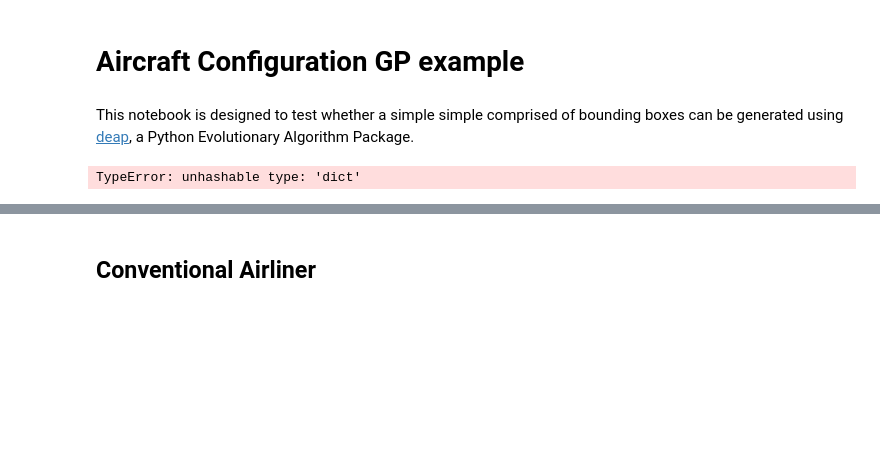
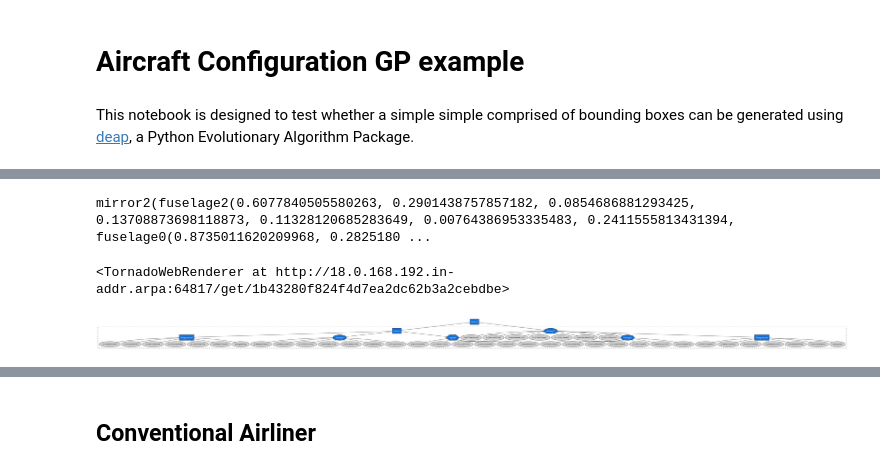
Before and after one commit to p-chambers/occ_airconics, a Jupyter notebook: examples/notebooks/evolve_aircraft_configuration.ipynb, the cells around one changed output, grey strips where cells are left out. Drawn from its saved outputs; the diff is of its cells as text; code cells hidden in the pictures; blank space fills up the shorter version.

Commit message:
Adding a primitive tree that is populated dduring manual construction, to allow topology tree visualisation using pydot_graph method.

```diff
--- a/examples/notebooks/evolve_aircraft_configuration.ipynb
+++ b/examples/notebooks/evolve_aircraft_configuration.ipynb
@@ -10,12 +10,6 @@ from airconics.topology import Topology_GPTools, Topology
 from IPython.display import Image, display
 
 from airconics.Addons.WebServer.TornadoWeb import TornadoWebRenderer
-# %%
-d = {'a': 1, 'b': 2}
-type = {'hello': 'world'}
-d[type]
-# %% [output]
-TypeError: unhashable type: 'dict'
 # %%
 topo_tools = Topology_GPTools(MaxAttachments=4)
 # Try to compile a single individual and visualise both the tree and geometry
@@ -26,5 +20,6 @@ print(topo)
 renderer = TornadoWebRenderer()
 topo.Display(renderer)
 
-renderer
+display(renderer)
+display(Image(topo.pydot_graph().create_png()))
 # %% [output]
@@ -31,0 +27,3 @@ TypeError: unhashable type: 'dict'
+mirror2(fuselage2(0.6077840505580263, 0.2901438757857182, 0.0854686881293425, 0.13708873698118873, 0.11328120685283649, 0.00764386953335483, 0.2411555813431394, fuselage0(0.8735011620209968, 0.2825180 ...
+<TornadoWebRenderer at http://18.0.168.192.in-addr.arpa:64817/get/1b43280f824f4d7ea2dc62b3a2cebdbe>
+[figure, added]
```
Also changed, not shown: parts of 10 cells of this notebook, 1 other file.
